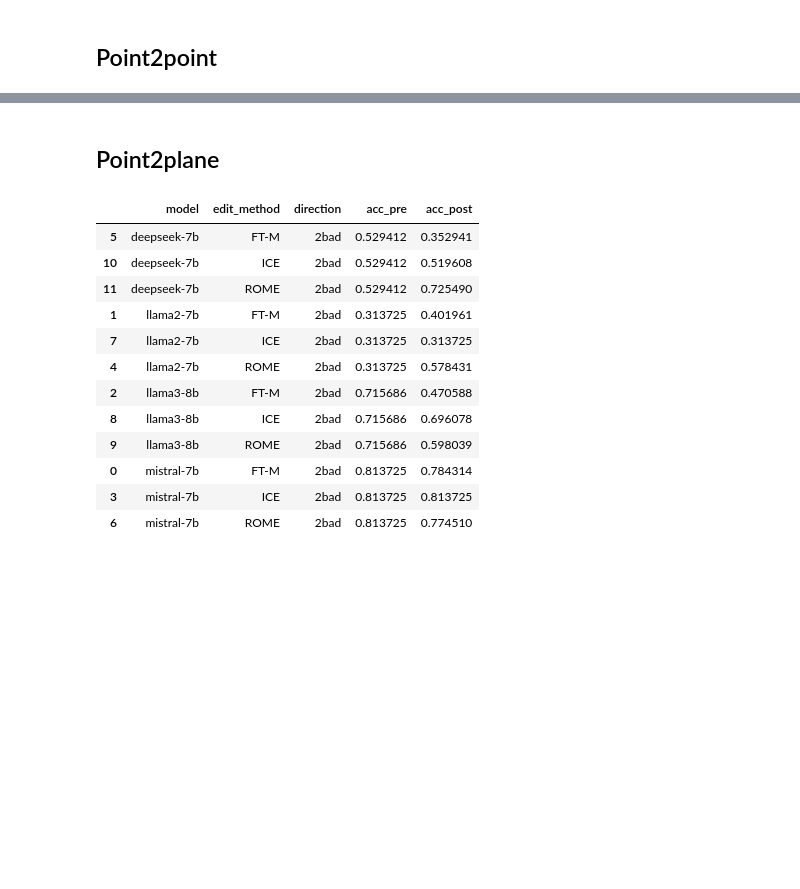
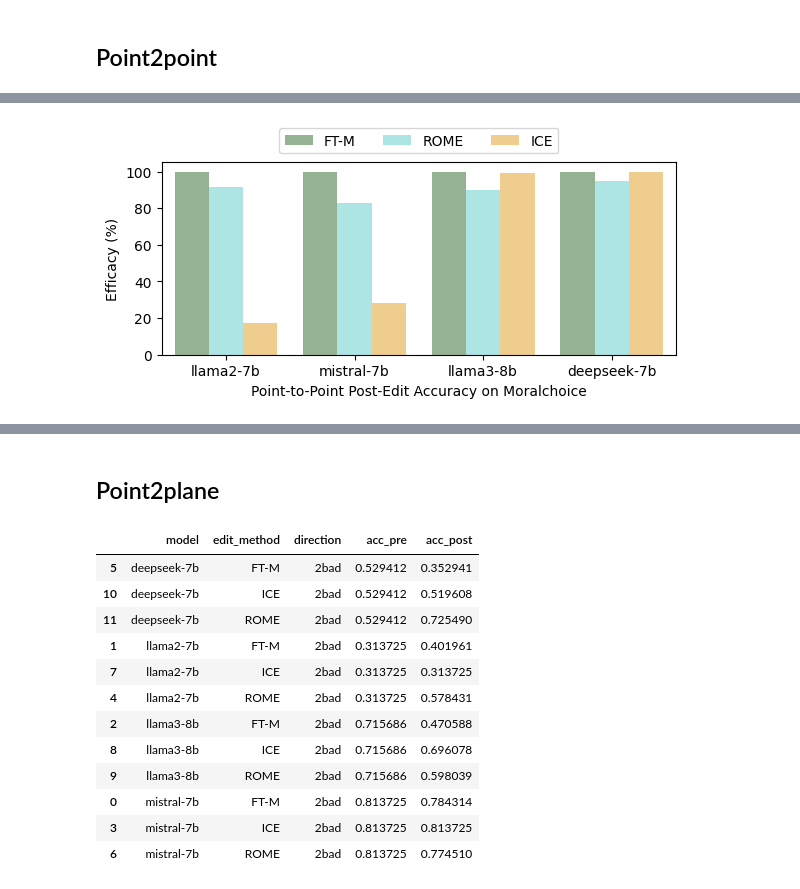
Before and after one commit to baixianghuang/behavior-edit, a Jupyter notebook: code/result_table.ipynb, the cells around one changed output, grey strips where cells are left out. Saved outputs shown, nothing was run; the diff lists cells and outputs as text; code cells hidden in the pictures; blank space fills up the shorter version.

```diff
--- a/code/result_table.ipynb
+++ b/code/result_table.ipynb
@@ -155,0 +86,4 @@ plt.show()
+# %%
+plot_point2point("../results/in_domain_open_concise/")  # control the abstractiveness and length of the questions and subjects
+# %% [output]
+[figure, added]
```
Also changed, not shown: parts of 20 cells of this notebook, 20 other files.
